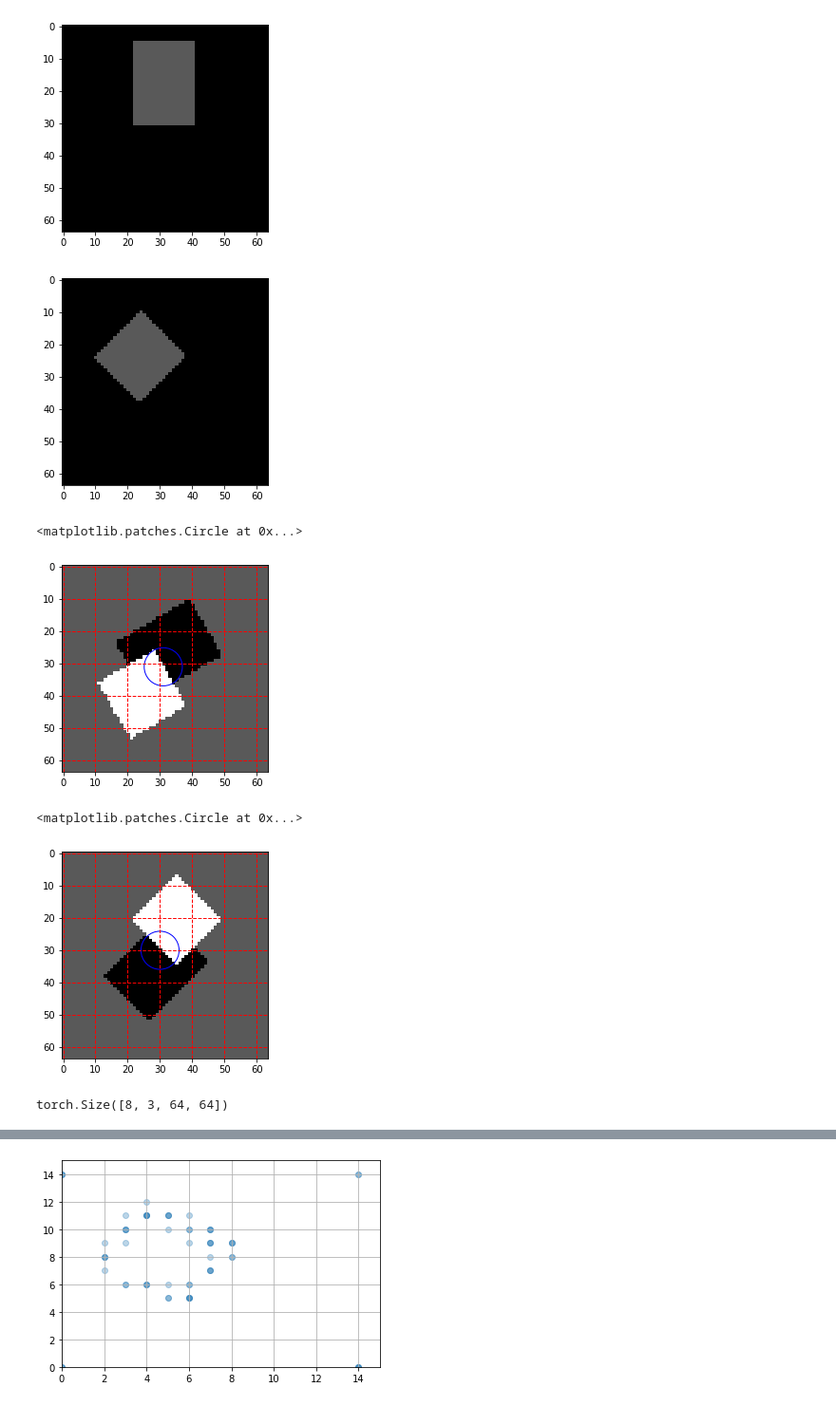
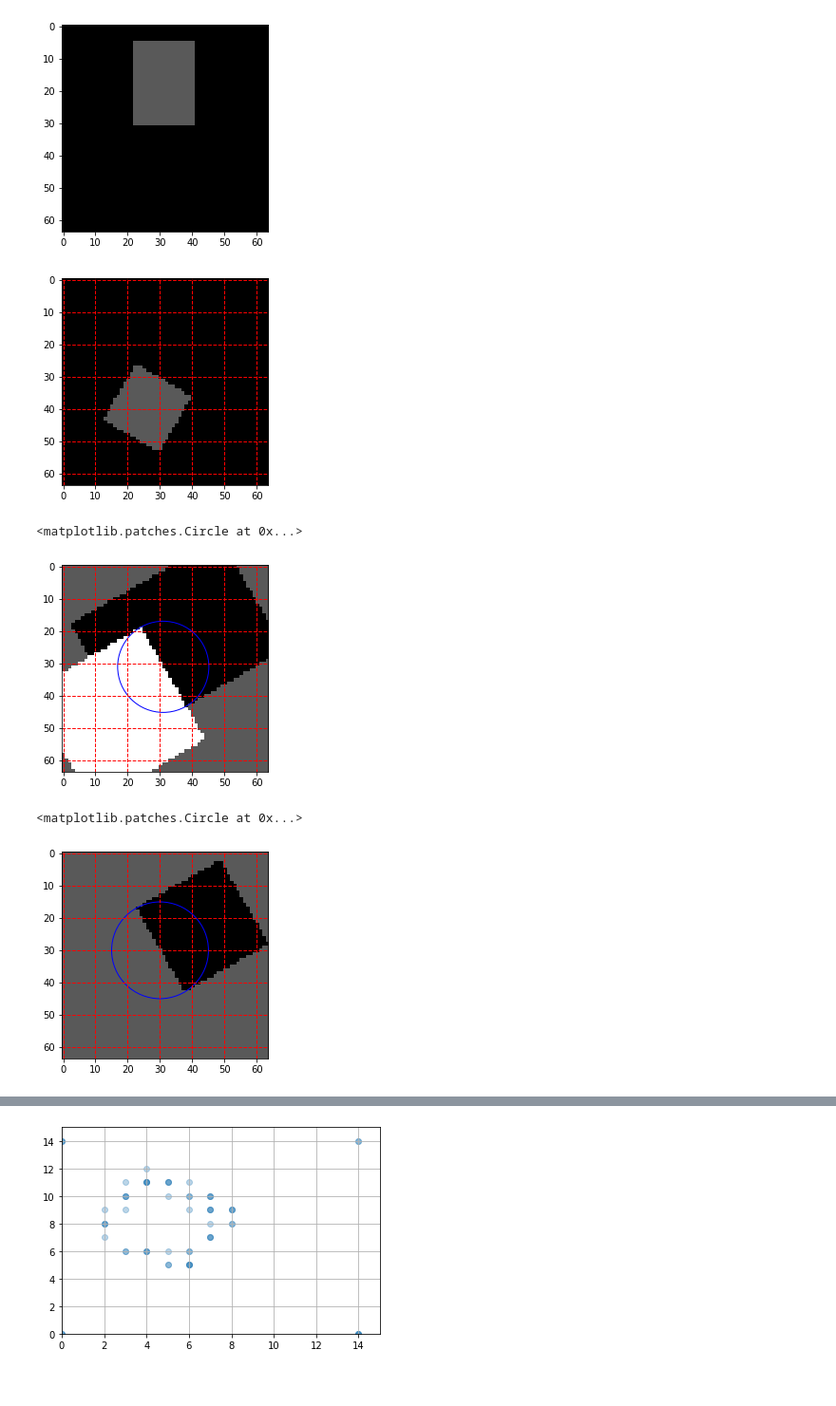
Before and after one commit to burnhamdr/AlexNet-Border-Ownership, a Jupyter notebook: BorderOwnershipNotebook.ipynb, the cells around one changed output, grey strips where cells are left out. Shown: that part at 95% size. Saved outputs shown, nothing was run; the diff lists cells and outputs as text; code cells hidden in the pictures.

Commit message:
stimulus generator fix, applied stimuli to model

```diff
--- a/BorderOwnershipNotebook.ipynb
+++ b/BorderOwnershipNotebook.ipynb
@@ -267,14 +269,14 @@ plt.show()
 xn = 64
 yn = 64
 size = 20.0
-angle = 3*np.pi/4
+angle = np.pi/3
 
 RF_x = 31#where to center the border of interest x coord
 RF_y = 31#where to center the border of interest y coord
 
 edge_dist = size/2#distance to figure edge
-delta_i = np.sin(angle)*edge_dist#pixel distance in x direction to RF center
-delta_j = np.cos(angle)*edge_dist#pixel distance in y direction to RF center
+delta_i = np.cos(angle)*edge_dist#pixel distance in x direction to RF center
+delta_j = np.sin(angle)*edge_dist#pixel distance in y direction to RF center
 
 #square left 1A, 1C
 x0_1AC = RF_x - delta_i#x location of square such that the border of interest is in the center
@@ -294,20 +296,21 @@ contrast = 0.0
 s_1B = stimfr_square(xn,yn,x0_1BD,y0_1BD,size,angle,bgval,contrast)
 s_1C = stimfr_square(xn,yn,x0_1AC,y0_1AC,size,angle,bgval,contrast)
 
-plt.imshow(s_1A, cmap='gray', vmin=0, vmax=1)
-plt.show()
+im = plt.imshow(s_1A, cmap='gray', vmin=0, vmax=1)
+ax = plt.gca();
+ax.grid(color='r', linestyle='--', linewidth=1)
 # %% [output]
-[figure, old version]
+[figure, new version]
 # %%
 #Create and plot example square and rectangular overlap stimulus frame, figure 2 stimulus
 #Global constants
 xn = 64
 yn = 64
-size = 20.0
+size = 40
 angle = np.pi/6
 bgval = 0.35
 length_ratio = 0.75 #(height:width)
-overlap_degree = np.pi/6
+overlap_degrees = [np.pi/3, np.pi/4, np.pi/5, np.pi/6, np.pi/7, np.pi/8]
 overlap_distance = size/6
 
 RF_x = 31#where to center the border of interest x coord
@@ -342,79 +345,55 @@ y0_2BD = y0_2BD_sq + delta_y#center y coordinate of first drawn figure (rectangl
 #create stimulus for 2A
 square_color = 1.0
 rectangle_color = 0.0
 s_2A = stimfr_overlap(xn,yn,x0_2AC,y0_2AC,size,length_ratio,angle,bgval,square_color,rectangle_color,overlap_degree,overlap_distance,square_first=False,isLeft=False)
 
 #create stimulus for 2B
 square_color = 0.0
 rectangle_color = 1.0
 s_2B = stimfr_overlap(xn,yn,x0_2BD,y0_2BD,size,length_ratio,angle,bgval,square_color,rectangle_color,overlap_degree,overlap_distance,square_first=False)
 
 #create stimulus for 2C
 square_color = 0.0
 rectangle_color = 1.0
 s_2C = stimfr_overlap(xn,yn,x0_2AC,y0_2AC,size,length_ratio,angle,bgval,square_color,rectangle_color,overlap_degree,overlap_distance,square_first=False,isLeft=False)
 
 #create stimulus for 2D
 square_color = 1.0
 rectangle_color = 0.0
 s_2D = stimfr_overlap(xn,yn,x0_2BD,y0_2BD,size,length_ratio,angle,bgval,square_color,rectangle_color,overlap_degree,overlap_distance,square_first=False)
 
+
 im = plt.imshow(s_2A, cmap='gray', vmin=0, vmax=1);
 ax = plt.gca();
 ax.grid(color='r', linestyle='--', linewidth=1)
 
 
 diam = size - hypotenuse_dist*np.sin(overlap_degree)
 circ = Circle((RF_x,RF_y),diam/2, ec='b',fill=False)
 ax.add_patch(circ)
 # %% [output]
 <matplotlib.patches.Circle at 0x...>
-[figure, old version]
+[figure, new version]
 # %%
 #Global constants
 xn = 64
 yn = 64
-size = 20.0
-angle = np.pi/4
+angle = np.pi/6
+border_length = 30
 
 RF_x = 30#where to center the border of interest x coord
 RF_y = 30#where to center the border of interest y coord
 
-stimuli = create_stim_set(RF_x, RF_y, xn, yn, size, angle)
-diam = size - hypotenuse_dist*np.sin(overlap_degree)
-im = plt.imshow(stimuli[7], cmap='gray', vmin=0, vmax=1);
+stimuli = create_stim_set(RF_x, RF_y, xn, yn, border_length, angle)
+
+#how far apart are the center points of both drawn figures
+
+diam1 = border_length
+im = plt.imshow(stimuli[1], cmap='gray', vmin=0, vmax=1);
 ax = plt.gca();
 ax.grid(color='r', linestyle='--', linewidth=1)
-circ = Circle((RF_x,RF_y),diam/2, ec='b',fill=False)
-ax.add_patch(circ)
+circ1 = Circle((RF_x,RF_y), diam1/2, ec='b',fill=False)
+ax.add_patch(circ1)
 # %% [output]
 <matplotlib.patches.Circle at 0x...>
-[figure, old version]
+[figure, new version]
-# %%
-#  Create a set of stimuli and convert to torch tensor format.
-#  This will be a 4D array with the following dimensions: [nstim, 3, xn, yn]
-xn = 64
-yn = 64
-
-stimuli = [s_1A, s_1B, s_1C, s_1D, s_2A, s_2B, s_2C, s_2D]
-nstim = len(stimuli)
-
-d = np.empty((nstim,3,xn,yn), dtype='float32')
-
-k = 0
-for s in stimuli:
-  d[k][0] = s#Red channel
-  d[k][1] = d[k][0]   # Repeat same image in Green channel
-  d[k][2] = d[k][0]   # Repeat same image in Blue channel
-  k += 1
-
-tt = torch.tensor(d)
-#create transform to normalize images
-transform = transforms.Normalize([0.485, 0.456, 0.406],
-                          [0.229, 0.224, 0.225],  inplace=True)#
-for i in range(8):
-    transform(tt[i,:,:,:])
-
-tt.shape
-# %% [output]
-torch.Size([8, 3, 64, 64])
```
Also changed, not shown: parts of 15 cells of this notebook.
